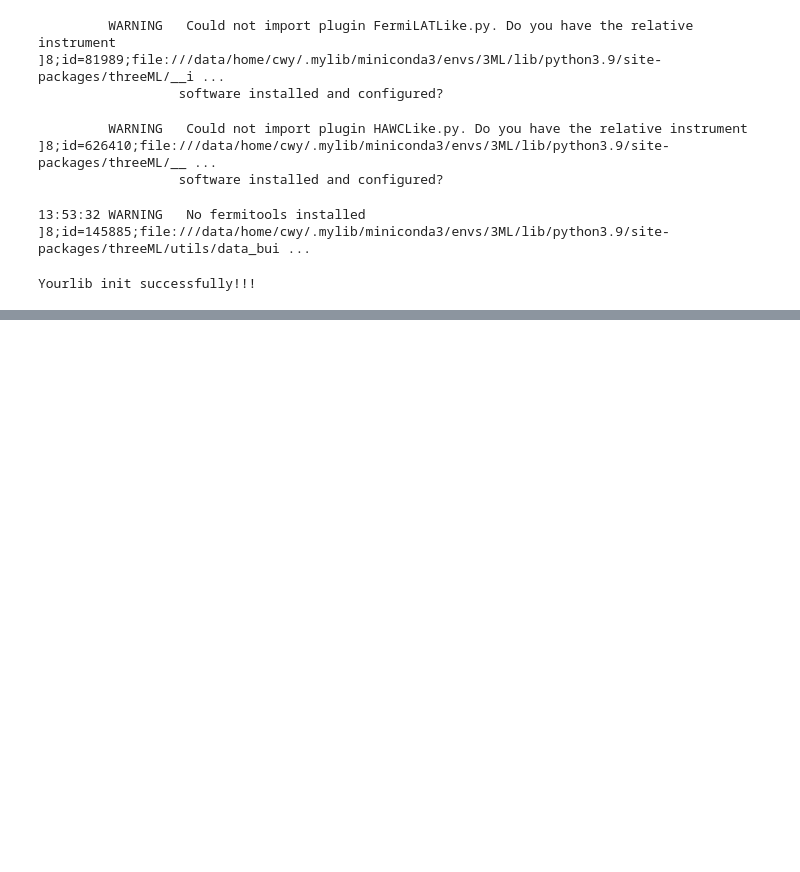
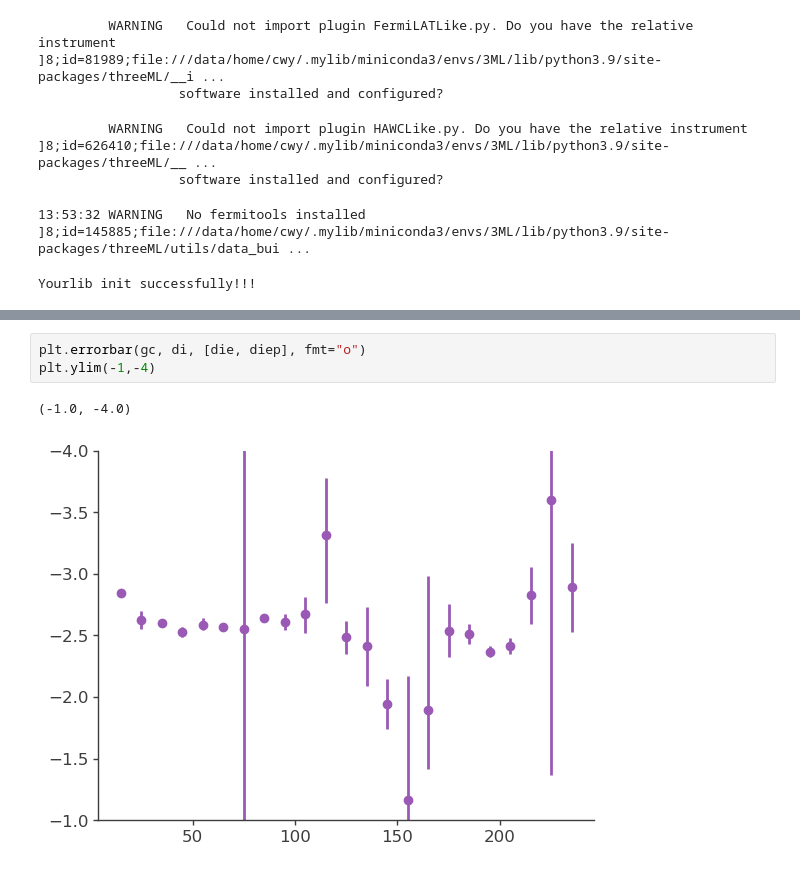
Before and after one commit to xiahouwenyu/3MLWCDA0.91, a Jupyter notebook: Standard/src/3MLnew_Diffuse.ipynb, the cells around one changed output, grey strips where cells are left out. Drawn from its saved outputs; the diff is of its cells as text; blank space fills up the shorter version.

```diff
--- a/Standard/src/3MLnew_Diffuse.ipynb
+++ b/Standard/src/3MLnew_Diffuse.ipynb
@@ -162,0 +214,6 @@ for i,gl in enumerate(tqdm(range(10,360,10))):
+# %%
+plt.errorbar(gc, di, [die, diep], fmt="o")
+plt.ylim(-1,-4)
+# %% [output]
+(-1.0, -4.0)
+[figure, added]
```
Also changed, not shown: parts of 3 cells of this notebook, 6 other files.
